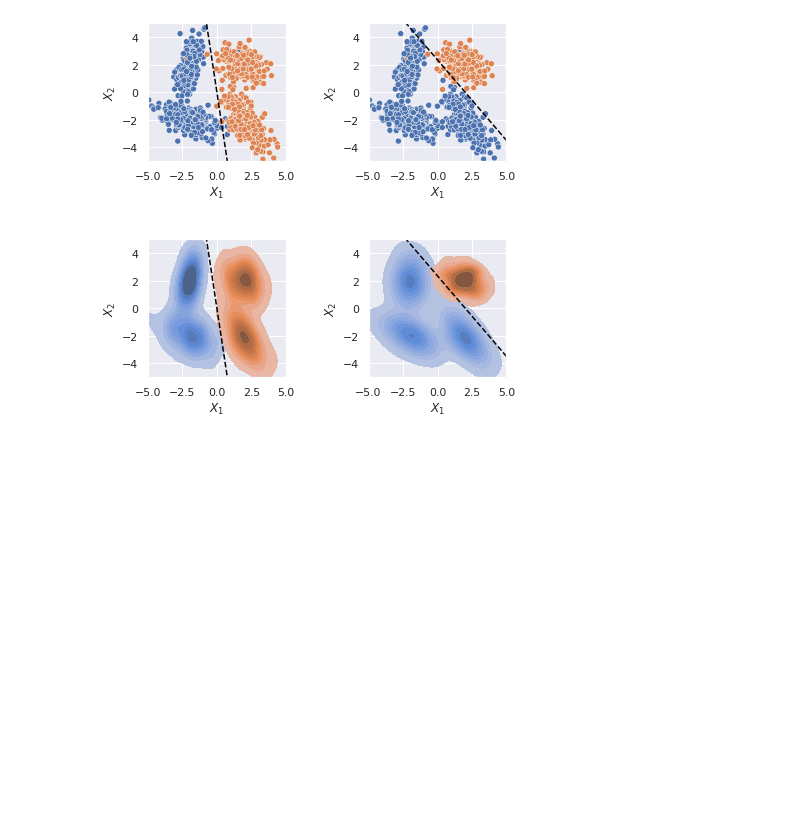
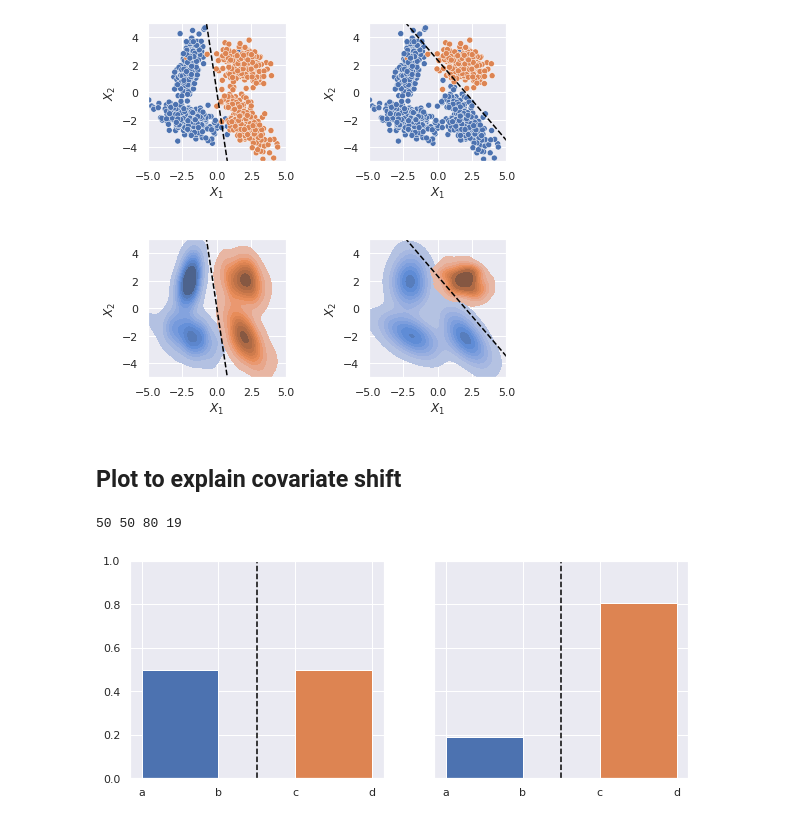
Before and after one commit to pglez82/quant_datasetshift, a Jupyter notebook: datasetshift_drawings.ipynb, the cells around one changed output. Saved outputs shown, nothing was run; the diff lists cells and outputs as text; code cells hidden in the pictures; blank space fills up the shorter version.

Commit message:
adding new drawing for covariate shift

```diff
--- a/datasetshift_drawings.ipynb
+++ b/datasetshift_drawings.ipynb
@@ -389,3 +392,54 @@ Received weights for each of the clusters
 n_samples_per_cluster [250, 250, 250, 250]
 [250, 250, 250, 250]
 [figure]
+# %% [markdown]
+## Plot to explain covariate shift
+# %%
+import seaborn as sns
+import matplotlib.pyplot as plt
+
+
+p1 = 0.5
+p2 = 0.8
+
+sns.set_theme()
+
+fig, axs = plt.subplots(1,2,figsize=(10,4),sharey='row')
+
+data1_pos = int(100*p1)
+data1_neg = int(100*(1-p1))
+data2_pos = int(100*p2)
+data2_neg = int(100*(1-p2))
+print(data1_pos,data1_neg,data2_pos,data2_neg)
+
+
+data1 = [5]*data1_neg+[9]*data1_pos
+data2 = [5]*data2_neg+[9]*data2_pos
+
+bin_limits = (4,6,8,10)
+
+ax = sns.histplot(data=data1,bins=bin_limits,ax=axs[0], stat='probability')
+ax.patches[0].set_facecolor(sns.color_palette()[0])
+ax.patches[2].set_facecolor(sns.color_palette()[1])
+ax.set(xticklabels=[])
+ax.set(ylim=(0, 1))
+ax.set(ylabel=None)
+ax.set_xticks(bin_limits)
+ax.set_xticklabels(['a','b','c','d'])
+ax.axvline(7,linewidth=1.5,linestyle='--', color='black')
+
+
+ax = sns.histplot(data=data2,bins=bin_limits, ax=axs[1], stat='probability')
+ax.patches[0].set_facecolor(sns.color_palette()[0])
+ax.patches[2].set_facecolor(sns.color_palette()[1])
+ax.set(xticklabels=[])
+ax.set(ylabel=None)
+ax.set_xticks(bin_limits)
+ax.set_xticklabels(['a','b','c','d'])
+ax.axvline(7,linewidth=1.5,linestyle='--', color='black')
+
+plt.savefig(os.path.join(export_dir,'images/prior_or_covariate.pdf'),format='pdf', bbox_inches='tight')
+plt.savefig(os.path.join(export_dir,'images/prior_or_covariate.png'),format='png', bbox_inches='tight')
+# %% [output]
+50 50 80 19
+[figure, added]
```
Also changed, not shown: parts of 2 cells of this notebook.
